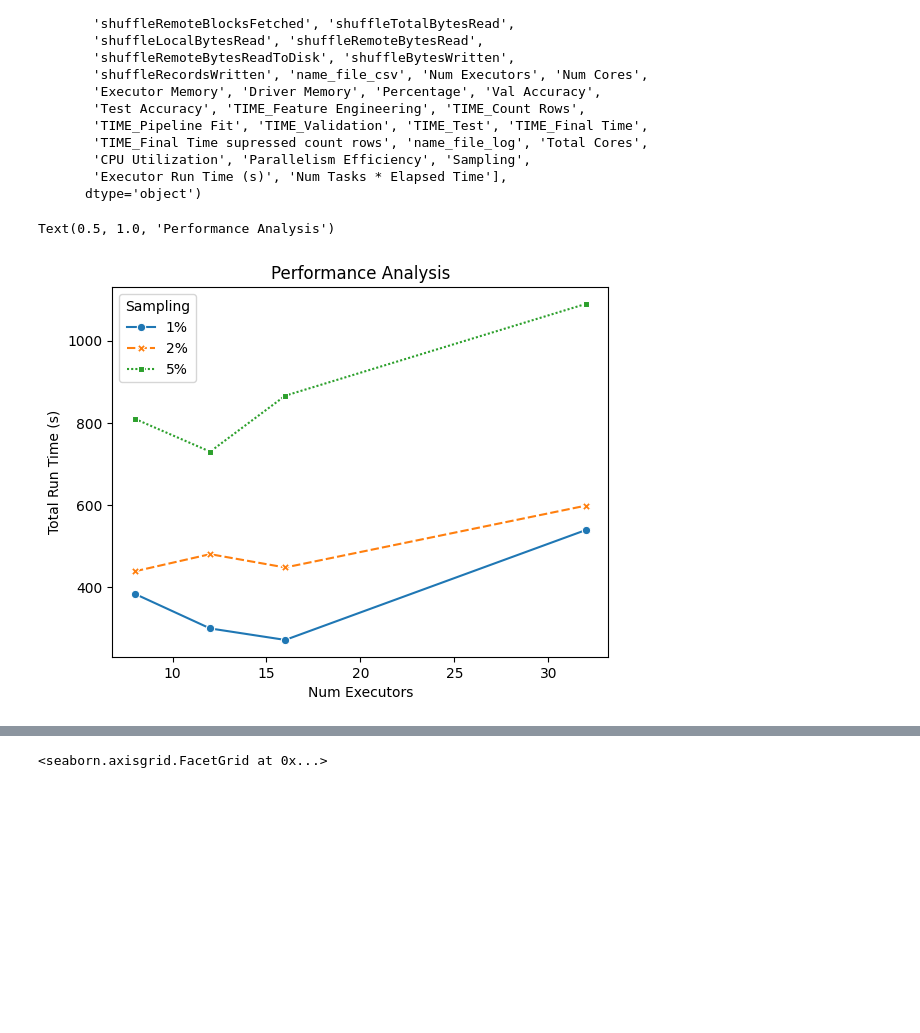
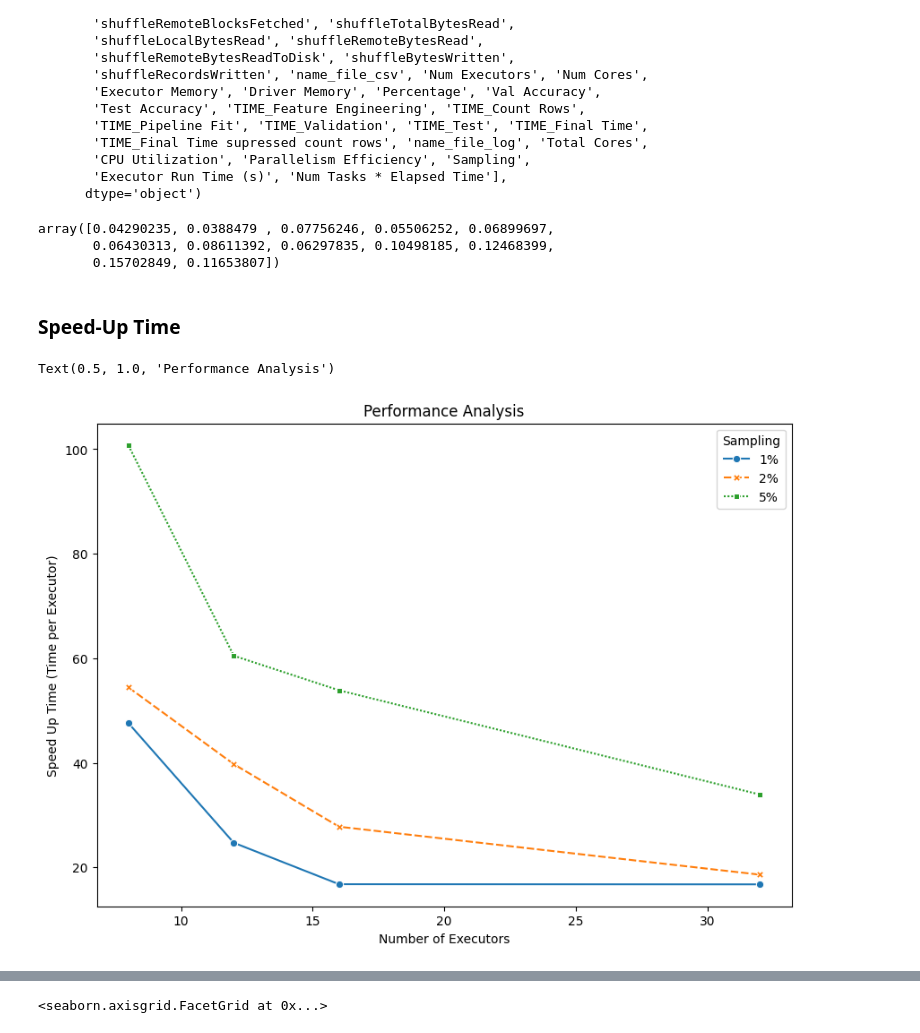
Before and after one commit to beatrizbsperes/FRACTAL_Big_Data, a Jupyter notebook: plot.ipynb, the cells around one changed output, grey strips where cells are left out. Cells and saved outputs as stored; diff of their text form; code cells hidden in the pictures; blank space fills up the shorter version.

Commit message:
- comment all code in cli-aws - finish the plots to be added into the report - done!

```diff
--- a/plot.ipynb
+++ b/plot.ipynb
@@ -408,18 +408,29 @@ Index(['Unnamed: 0', 'index', 'numStages', 'numTasks', 'elapsedTime',
        'CPU Utilization', 'Parallelism Efficiency', 'Sampling',
        'Executor Run Time (s)', 'Num Tasks * Elapsed Time'],
       dtype='object')
+# %%
+(dff['elapsedTime'] / dff['elapsedTime'].sum()).values
+# %% [output]
+array([0.04290235, 0.0388479 , 0.07756246, 0.05506252, 0.06899697,
+       0.06430313, 0.08611392, 0.06297835, 0.10498185, 0.12468399,
+       0.15702849, 0.11653807])
+# %% [markdown]
+### Speed-Up Time
 # %%
+fig, ax = plt.subplots( figsize=(10,7))
+
 ax = sns.lineplot(
     data = dff,
     x = 'Num Executors',
-    y = 'TIME_Final Time',
+    y = (dff['elapsedTime'] / dff['Num Executors'])/1000,
     markers=True,
     hue='Sampling',
-    style='Sampling'
+    style='Sampling',
+    ax=ax
 )
-ax.set_ylabel('Total Run Time (s)')
-ax.set_xlabel('Num Executors')
+ax.set_ylabel('Speed Up Time (Time per Executor)')
+ax.set_xlabel('Number of Executors')
 ax.set_title("Performance Analysis")
 # %% [output]
 Text(0.5, 1.0, 'Performance Analysis')
-[figure, old version]
+[figure, new version]
```
Also changed, not shown: parts of 17 cells of this notebook, 3 other files.
